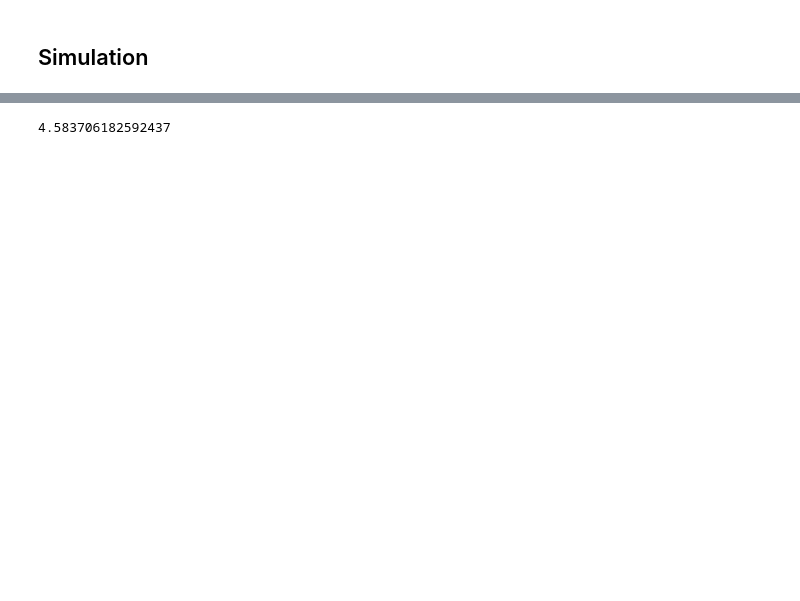
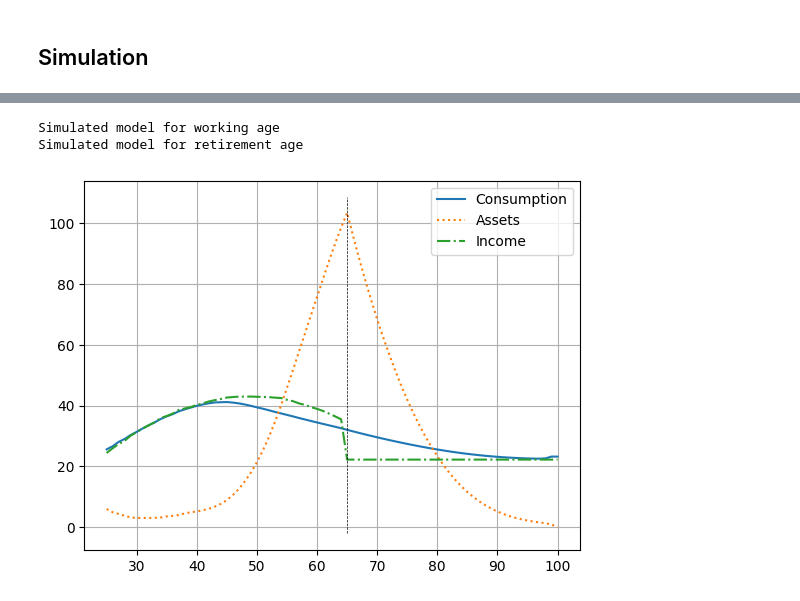
Before and after one commit to mortezaaghajanzadeh/Household-Finance, a Jupyter notebook: Part I - Life cycle consumption savings models/Problem set 1/ProblemSet1.ipynb, the cells around one changed output, grey strips where cells are left out. Saved outputs shown, nothing was run; the diff lists cells and outputs as text; code cells hidden in the pictures; blank space fills up the shorter version.

```diff
--- a/Part I - Life cycle consumption savings models/Problem set 1/ProblemSet1.ipynb
+++ b/Part I - Life cycle consumption savings models/Problem set 1/ProblemSet1.ipynb
@@ -164,4 +158,6 @@ Simulated model for retirement age
-# %%
-A_sim[:,74].mean()
-# %% [output]
-4.583706182592437
+# %%
+Vr, Cr, Xr, Vw, Cw, Xw, A_sim, Z_sim, ω_sim, income_sim, Zi_sim, X_sim, C_sim = tk.gen_results(T,β,γ,start,t_w,t_r,λ,rw,rr,N_z,μ_z,ρ_z,σ_η,N_ω,μ_ω,ρ_ω,σ_ω,N_a,a_max,ϕ,N,μ_A,σ_A,Y_lower,σ_z,g_t,plot = True)
+# %% [output]
+Simulated model for working age
+Simulated model for retirement age
+[figure, added]
```
Also changed, not shown: parts of 12 cells of this notebook, 6 other files.
